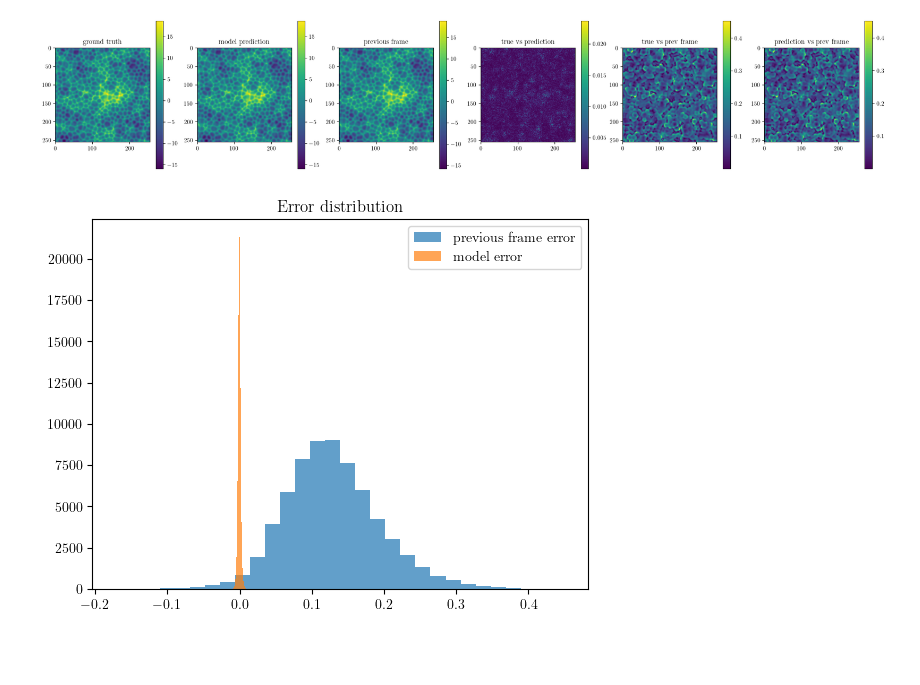
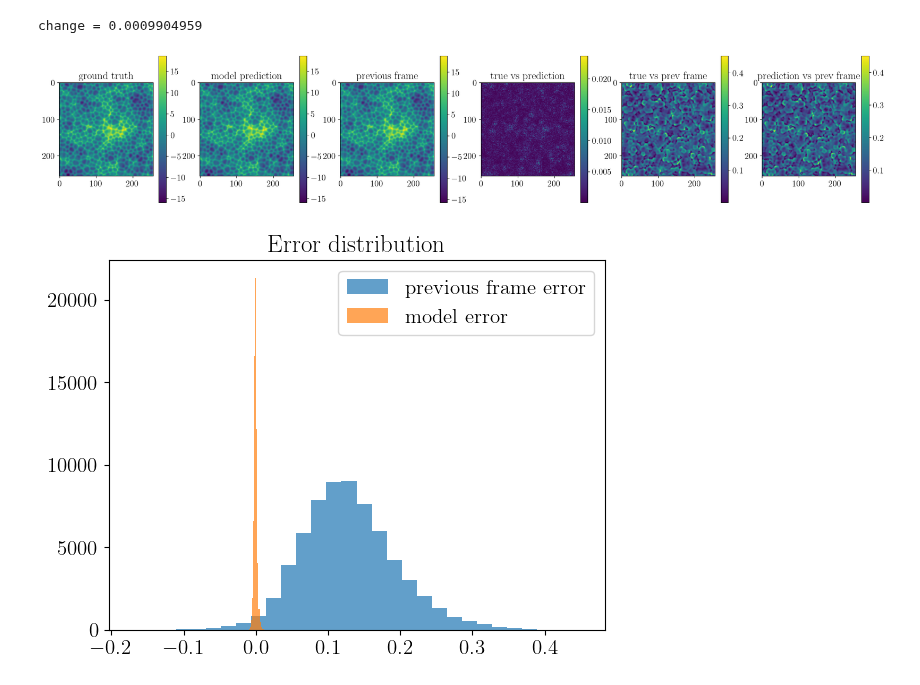
Before and after one commit to graps1/ELM-PDEs, a Jupyter notebook: ks2d/ks2d.ipynb, the cells around one changed output. Cells and saved outputs as stored; diff of their text form; code cells hidden in the pictures; blank space fills up the shorter version.

```diff
--- a/ks2d/ks2d.ipynb
+++ b/ks2d/ks2d.ipynb
@@ -10,6 +10,7 @@ import numpy as np
 plt.rcParams.update({
     "text.usetex": True,
     "font.family": "serif",
+    "font.size": 15
 })
 
 torch.set_grad_enabled(False)
@@ -70,36 +67,41 @@ plt.show()
 # %%
+model.train(X, Y, nr_symmetries=8, stopping_threshold=1e-3, noise=1e-4)
+
+# plt.hist(model.model.lout.weight.data.flatten())
+# plt.show()
 X_test = d[-2,...]
 Y_test = d[-1,...]
 Y_pred = model(X_test)
 
 fig, ax = plt.subplots(1,6,figsize=(25,15))
 plt.colorbar(ax[0].imshow(Y_test),shrink=0.3)
 ax[0].set_title("ground truth")
 plt.colorbar(ax[1].imshow(Y_pred),shrink=0.3)
 ax[1].set_title("model prediction")
 plt.colorbar(ax[2].imshow(X_test),shrink=0.3)
 ax[2].set_title("previous frame")
 
 model_error = Y_pred - Y_test
 plt.colorbar(ax[3].imshow(model_error.abs()),shrink=0.3)
 ax[3].set_title("true vs prediction")
 prev_error = X_test - Y_test
 plt.colorbar(ax[4].imshow(prev_error.abs()),shrink=0.3)
 ax[4].set_title("true vs prev frame")
 
 model_error_prev = Y_pred - X_test
 plt.colorbar(ax[5].imshow(model_error_prev.abs()),shrink=0.3)
 ax[5].set_title("prediction vs prev frame")
 plt.show()
 
 plt.hist(prev_error.flatten(), bins=30, label="previous frame error", alpha=0.7)
 plt.hist(model_error.flatten(), bins=30, label="model error", alpha=0.7)
 plt.title("Error distribution")
 plt.legend()
 plt.show()
 # %% [output]
+change = 0.0009904959
-[figure, old version]
+[figure, new version]
-[figure, old version]
+[figure, new version]
 # %%
 from tqdm.notebook import tqdm
 
```
Also changed, not shown: parts of 4 cells of this notebook, 13 other files.
